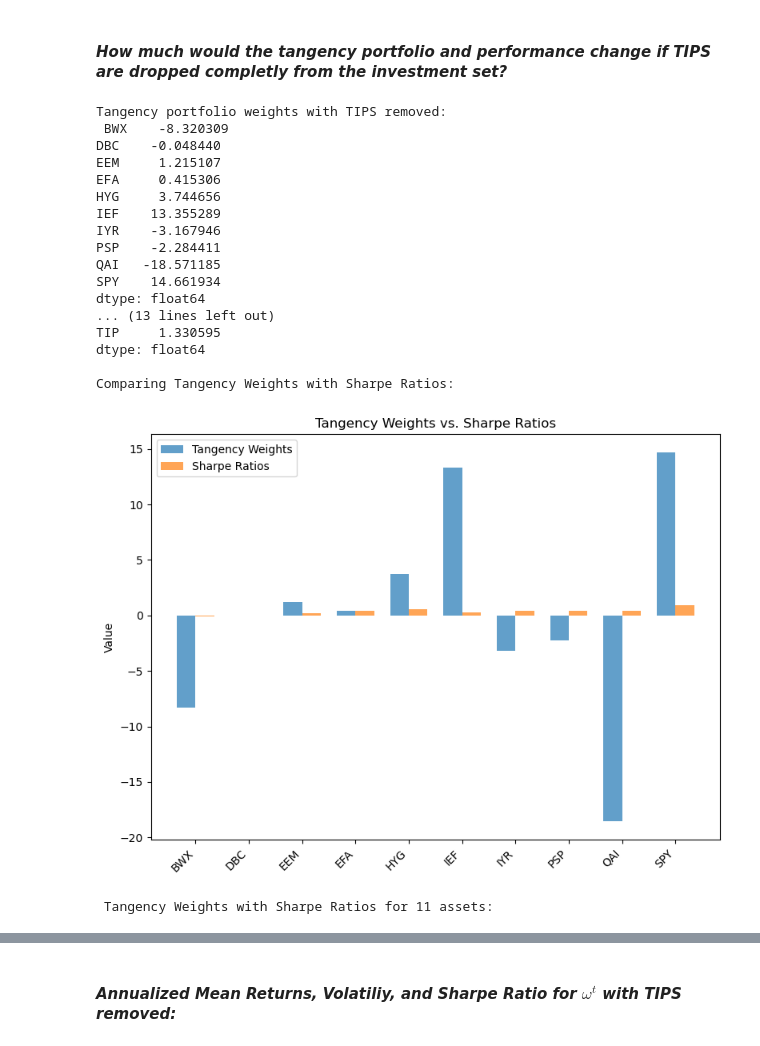
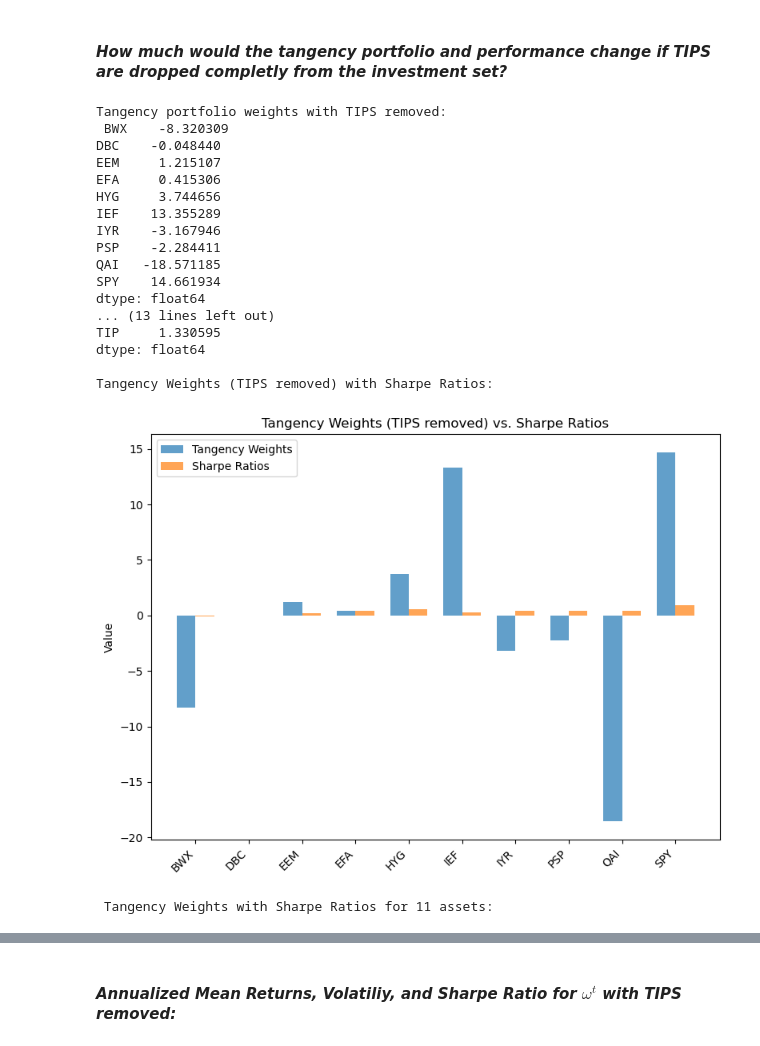
Before and after one commit to maxz073/finm250, a Jupyter notebook: hw1/Homework1_kossays_file.ipynb, the cells around one changed output, grey strips where cells are left out. Cells and saved outputs as stored; diff of their text form; code cells hidden in the pictures.

```diff
--- a/hw1/Homework1_kossays_file.ipynb
+++ b/hw1/Homework1_kossays_file.ipynb
@@ -599,7 +599,7 @@ print("Tangency portfolio weights with TIPS removed:\n", w_tan_updated_series)
 print("\n")
 print("Original Tangency Weights:\n", w_tan_original_series)
 
-print("\nComparing Tangency Weights with Sharpe Ratios:")
+print("\nTangency Weights (TIPS removed) with Sharpe Ratios:")
 # Recalculate the Sharpe ratios for the tangency portfolio (just in case we changed this variable in a previous cell):
 sharpe_ratios = excess_returns_pd_no_tips.mean() * 12 / (excess_returns_pd_no_tips.std() * np.sqrt(12))
 labels = list(w_tan_updated_series.index)
@@ -623,7 +623,7 @@ ax.bar(x + width/2, sharpe_vals, width,
 ax.set_xticks(x)
 ax.set_xticklabels(labels, rotation=45, ha='right')
 ax.set_ylabel('Value')
-ax.set_title('Tangency Weights vs. Sharpe Ratios')
+ax.set_title('Tangency Weights (TIPS removed) vs. Sharpe Ratios')
 ax.legend()
 plt.tight_layout()
 plt.show()
@@ -645,34 +645,34 @@ fig_orig, ax_orig = plt.subplots(figsize=(8, 6))
 ax_orig.bar(x - width/2, w_tan_original_series.values, width,
        label='Tangency Weights', alpha=0.7)
 # sharpe ratios shifted right by width/2
 ax_orig.bar(x + width/2, sharpe_orig_vals, width,
        label='Sharpe Ratios', alpha=0.7)
 
 # cosmetics
 ax_orig.set_xticks(x)
 ax_orig.set_xticklabels(labels_orig, rotation=45, ha='right')
 ax_orig.set_ylabel('Value')
-ax_orig.set_title('Tangency Weights vs. Sharpe Ratios')
+ax_orig.set_title('Original Tangency Weights vs. Sharpe Ratios')
 ax_orig.legend()
 plt.tight_layout()
 plt.show()
 # %% [output]
 Tangency portfolio weights with TIPS removed:
  BWX    -8.320309
 DBC    -0.048440
 EEM     1.215107
 EFA     0.415306
 HYG     3.744656
 IEF    13.355289
 IYR    -3.167946
 PSP    -2.284411
 QAI   -18.571185
 SPY    14.661934
 dtype: float64
 ... (13 lines left out)
 TIP     1.330595
 dtype: float64
 
-Comparing Tangency Weights with Sharpe Ratios:
+Tangency Weights (TIPS removed) with Sharpe Ratios:
-[figure, old version]
+[figure, new version]
  Tangency Weights with Sharpe Ratios for 11 assets:
```
Also changed, not shown: parts of 1 cell of this notebook.
